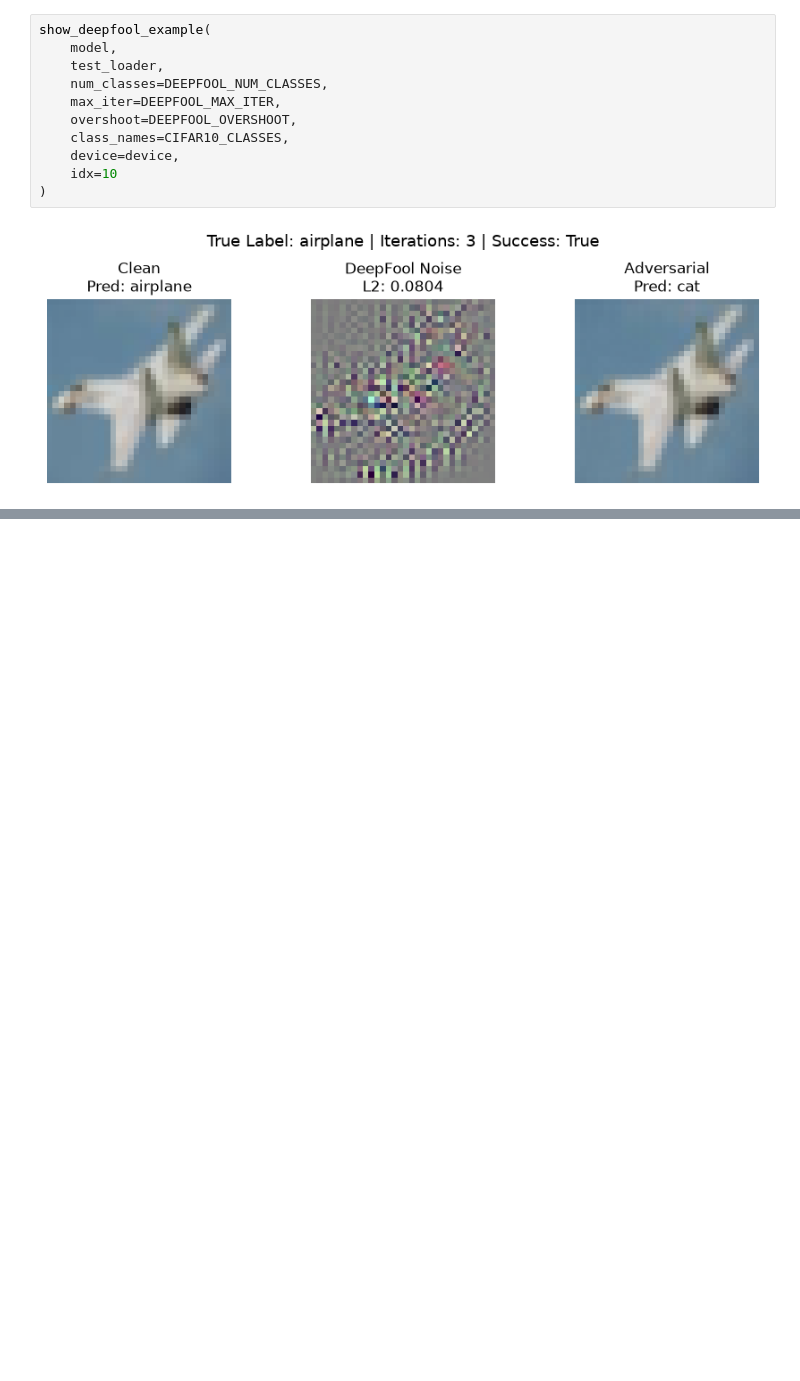
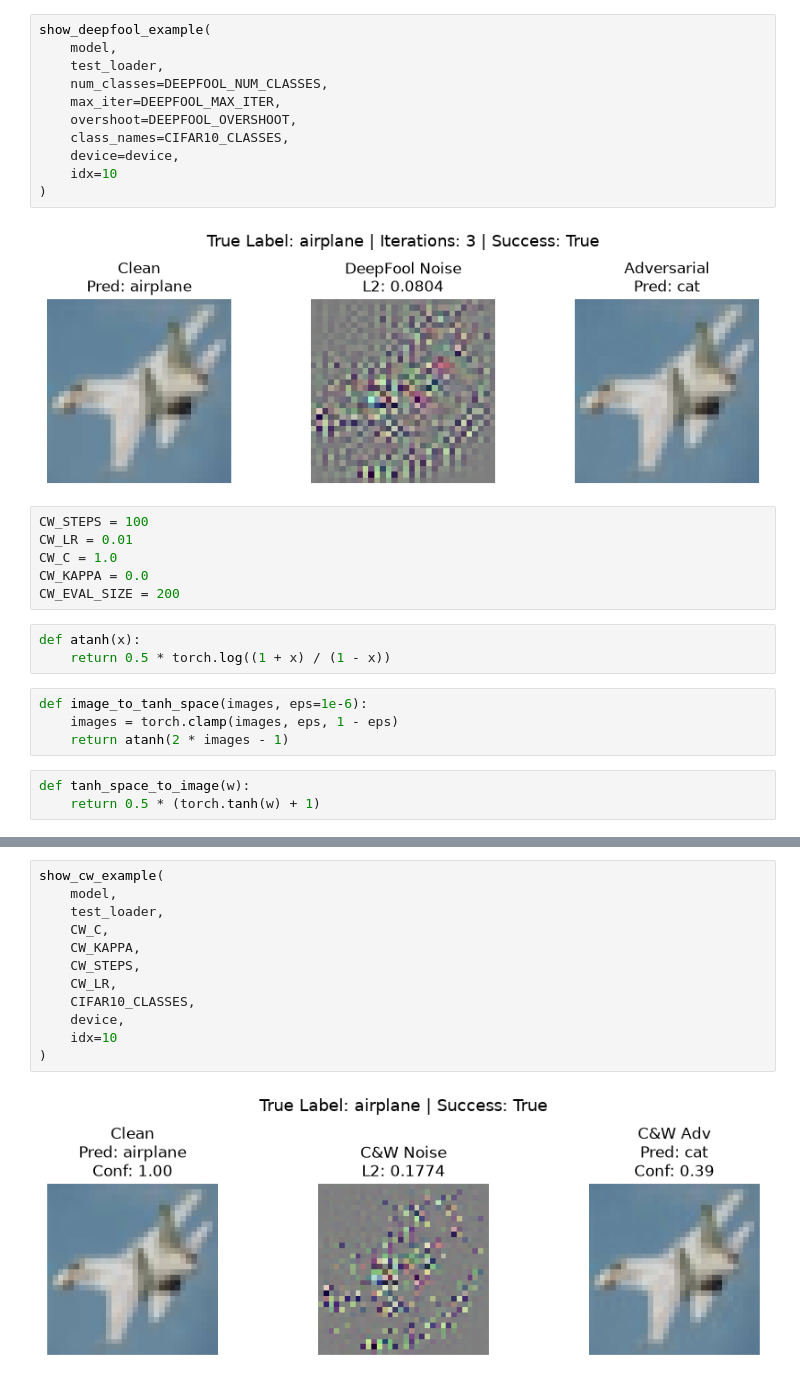
Before and after one commit to alifathi11/adversarial-attacks-and-defenses, a Jupyter notebook: notebooks/01-Adversarial_Attacks_and_Defenses.ipynb, the cells around one changed output, grey strips where cells are left out. Saved outputs shown, nothing was run; the diff lists cells and outputs as text; blank space fills up the shorter version.

```diff
--- a/notebooks/01-Adversarial_Attacks_and_Defenses.ipynb
+++ b/notebooks/01-Adversarial_Attacks_and_Defenses.ipynb
@@ -1455,3 +1539,19 @@ show_deepfool_example(
 )
 # %% [output]
 [figure]
+# %%
+CW_STEPS = 100
+CW_LR = 0.01
+CW_C = 1.0
+CW_KAPPA = 0.0
+CW_EVAL_SIZE = 200
+# %%
+def atanh(x):
+    return 0.5 * torch.log((1 + x) / (1 - x))
+# %%
+def image_to_tanh_space(images, eps=1e-6):
+    images = torch.clamp(images, eps, 1 - eps)
+    return atanh(2 * images - 1)
+# %%
+def tanh_space_to_image(w):
+    return 0.5 * (torch.tanh(w) + 1)
@@ -1457,0 +1876,14 @@ show_deepfool_example(
+# %%
+show_cw_example(
+    model,
+    test_loader,
+    CW_C,
+    CW_KAPPA,
+    CW_STEPS,
+    CW_LR,
+    CIFAR10_CLASSES,
+    device,
+    idx=10
+)
+# %% [output]
+[figure, added]
```
Also changed, not shown: parts of 10 cells of this notebook.
